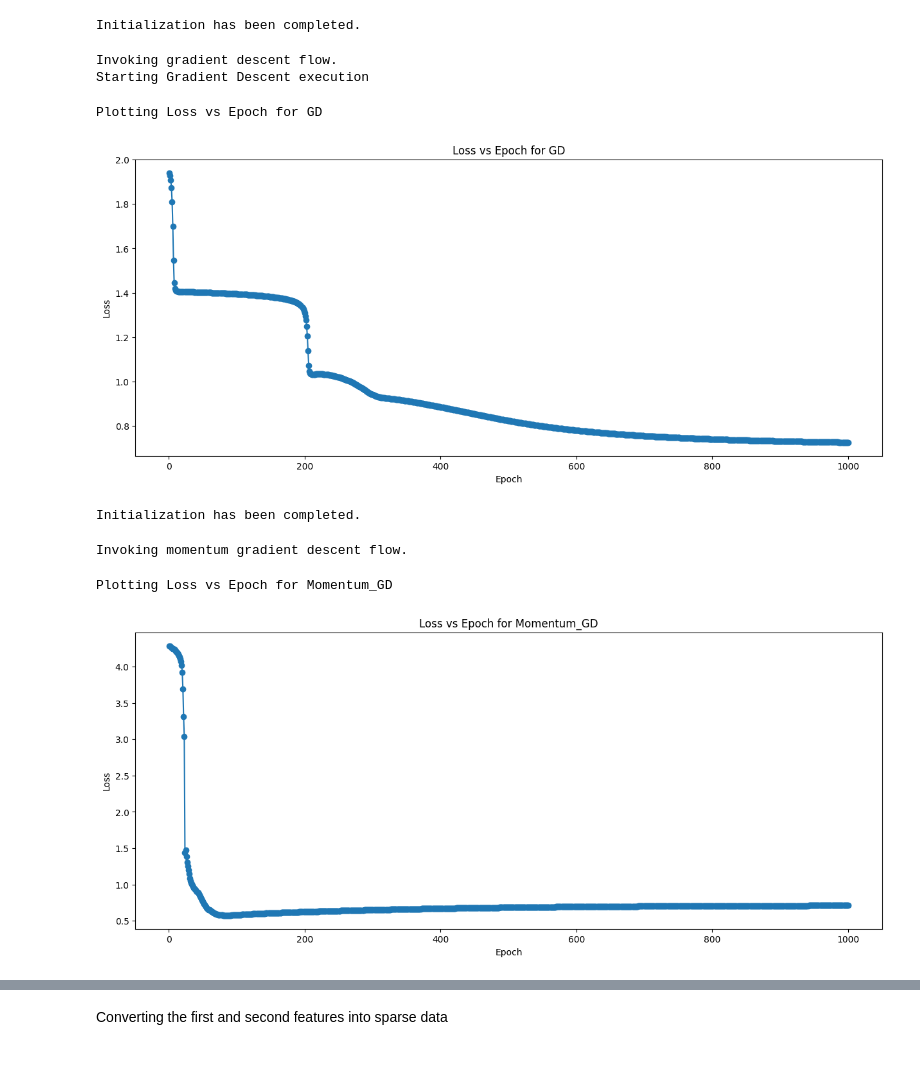
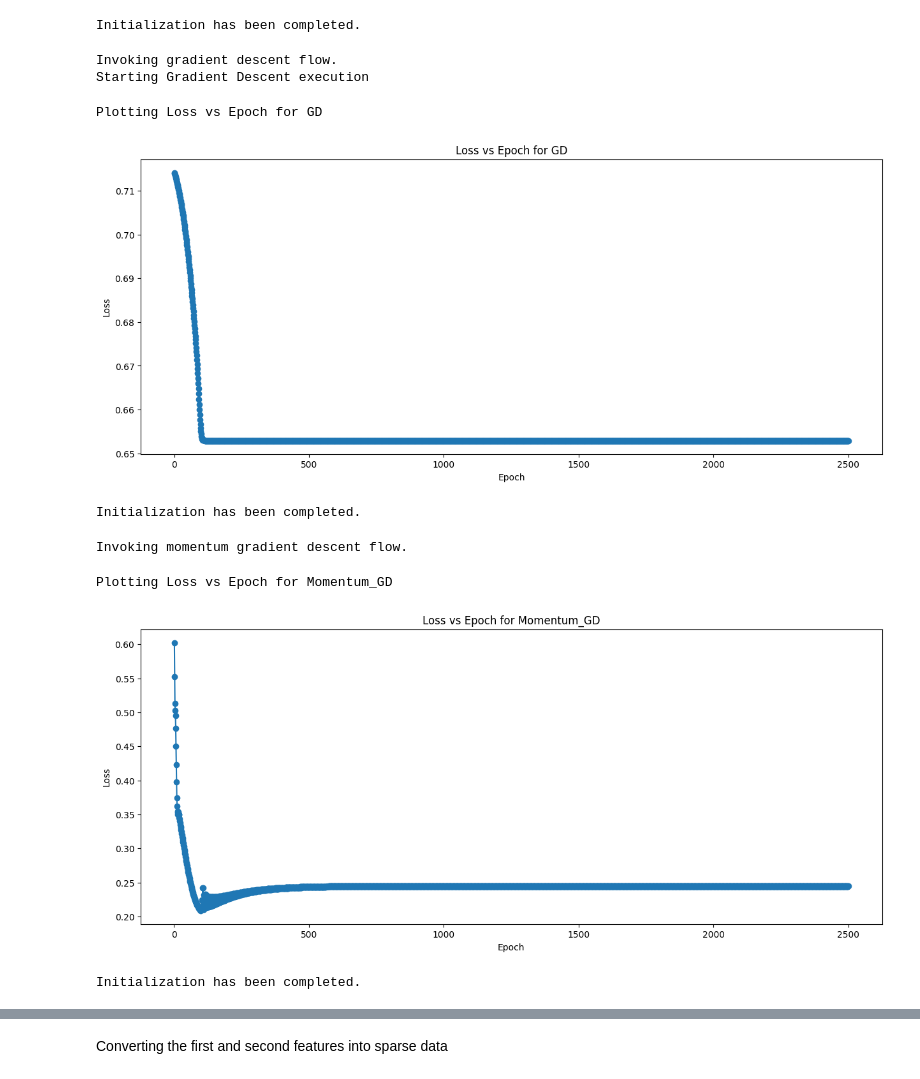
Before and after one commit to Abhijith-Nagarajan/PadhAI_Implementations, a Jupyter notebook: Optimizers_Implementation.ipynb, the cells around one changed output, grey strips where cells are left out. Saved outputs shown, nothing was run; the diff lists cells and outputs as text; code cells hidden in the pictures.

Commit message:
Implemented Momentum GD, NAG GD with mini-batch GD

```diff
--- a/Optimizers_Implementation.ipynb
+++ b/Optimizers_Implementation.ipynb
@@ -32,7 +32,7 @@ Y_sg = np.array([0.2,0.4,0.65,0.81,0.99,0.71,0.8,0.84,0.40])
 class Sigmoid_Neuron_Updated:
     def __init__(self,X,loss_function,optimizer='Adam',update_method='mini_batch_GD'):
         self.weights = np.random.randn(X.shape[1])
-        self.v_w, self.v_b = np.zeros(X.shape[1]), np.zeros(X.shape[1])
+        self.v_w, self.v_b = 0,0
         self.bias = np.random.randn()
         self.loss_function = loss_function
         self.optimizer = optimizer
@@ -60,10 +60,14 @@ class Sigmoid_Neuron_Updated:
 
             case 'NAG':
                 print('Invoking Nestarov Accelerated gradient descent flow.')
-                self.momentum_gradient_descent(X,Y,lr,epochs)
+                self.nestarov_accelerated_gradient_descent(X,Y,lr,epochs)
 
-    def sigmoid_operation(self,x):
-        return 1.0/(1.0+np.exp(-1*(np.dot(x,self.weights.T)+self.bias)))
+    def sigmoid_operation(self,x,w=None,b=None):
+        if w is None:
+            w = self.weights
+        if b is None:
+            b = self.bias
+        return 1.0/(1.0+np.exp(-1*(np.dot(x,w.T)+b)))
 
     def grad_w(self,x,y,y_pred):
         return (y_pred-y)*(y_pred*x*(1-y_pred)) if self.loss_function == 'MSE' else x*(y-y_pred)
@@ -91,7 +95,7 @@ class Sigmoid_Neuron_Updated:
                 y_pred = self.sigmoid_operation(x)
                 dw += self.grad_w(x,y,y_pred)
                 db += self.grad_b(y,y_pred)
-                loss +=  (y-y_pred)**2 if self.loss_function == 'MSE' else y*np.log(y_pred)
+                loss +=  0.5*(y-y_pred)**2 if self.loss_function == 'MSE' else y*np.log(y_pred)
                 count+=1
                 if count%self.size_of_batch==0:
                     self.weights -= lr*dw
@@ -103,6 +107,7 @@ class Sigmoid_Neuron_Updated:
 
     def momentum_gradient_descent(self,X,Y,lr,epochs):
         loss_dict = dict()
+        gamma = 0.9
         for epoch in tqdm_notebook(range(epochs),desc='Epochs',unit='Epoch'):
             dw, db = 0,0
             loss = 0
@@ -111,30 +116,37 @@ class Sigmoid_Neuron_Updated:
                 y_pred = self.sigmoid_operation(x)
                 dw += self.grad_w(x,y,y_pred)
                 db += self.grad_b(y,y_pred)
-                loss += (y-y_pred)**2 if self.loss_function == 'MSE' else y*np.log(y_pred)
+                loss += 0.5*(y-y_pred)**2 if self.loss_function == 'MSE' else y*np.log(y_pred)
                 count+=1
                 if count%self.size_of_batch==0:
-                    self.weights -= lr*dw
-                    self.bias -= lr*db
+                    self.v_w = gamma*self.v_w + lr*dw
+                    self.v_b = gamma*self.v_b + lr*db
+                    self.weights -= self.v_w
+                    self.bias -= self.v_b
                     dw, db = 0,0
             loss_dict[epoch+1] = loss
         self.plot_loss_vs_epoch(loss_dict)
 
-    def momentum_gradient_descent(self,X,Y,lr,epochs):
+    def nestarov_accelerated_gradient_descent(self,X,Y,lr,epochs):
         loss_dict = dict()
+        gamma = 0.9
         for epoch in tqdm_notebook(range(epochs),desc='Epochs',unit='Epoch'):
             dw, db = 0,0
             loss = 0
             count = 0
             for x,y in zip(X,Y):
-                y_pred = self.sigmoid_operation(x)
+                w_temp = self.weights - gamma*self.v_w
+                b_temp = self.bias - gamma*self.v_b
+                y_pred = self.sigmoid_operation(x,w_temp,b_temp)
                 dw += self.grad_w(x,y,y_pred)
                 db += self.grad_b(y,y_pred)
-                loss += (y-y_pred)**2 if self.loss_function == 'MSE' else y*np.log(y_pred)
+                loss += 0.5*(y-y_pred)**2 if self.loss_function == 'MSE' else y*np.log(y_pred)
                 count+=1
                 if count%self.size_of_batch==0:
-                    self.weights -= lr*dw
-                    self.bias -= lr*db
+                    self.v_w = gamma*self.v_w + lr*dw
+                    self.v_b = gamma*self.v_b + lr*db
+                    self.weights -= self.v_w
+                    self.bias -= self.v_b
                     dw, db = 0,0
             loss_dict[epoch+1] = loss
         self.plot_loss_vs_epoch(loss_dict)
@@ -142,23 +154,27 @@ class Sigmoid_Neuron_Updated:
 loss = 'MSE'
 optimizer = 'GD'
 # %%
-model = Sigmoid_Neuron_Updated(X_sg,loss,optimizer)
+sn_model = Sigmoid_Neuron_Updated(X_sg,loss,optimizer)
 # %% [output]
 Initialization has been completed.
 # %%
-model.fit(X_sg,Y_sg,0.25,1000)
+sn_model.fit(X_sg,Y_sg,0.30,2500)
 # %% [output]
 Invoking gradient descent flow.
 Starting Gradient Descent execution
 Plotting Loss vs Epoch for GD
-[figure, old version]
+[figure, new version]
 # %%
 momentum_model = Sigmoid_Neuron_Updated(X_sg,loss,'Momentum_GD')
 # %% [output]
 Initialization has been completed.
 # %%
-momentum_model.fit(X_sg,Y_sg,0.25,1000)
+momentum_model.fit(X_sg,Y_sg,0.1,2500)
 # %% [output]
 Invoking momentum gradient descent flow.
 Plotting Loss vs Epoch for Momentum_GD
-[figure, old version]
+[figure, new version]
+# %%
+nag_model = Sigmoid_Neuron_Updated(X_sg,loss,'NAG')
+# %% [output]
+Initialization has been completed.
```
Also changed, not shown: parts of 1 cell of this notebook.
